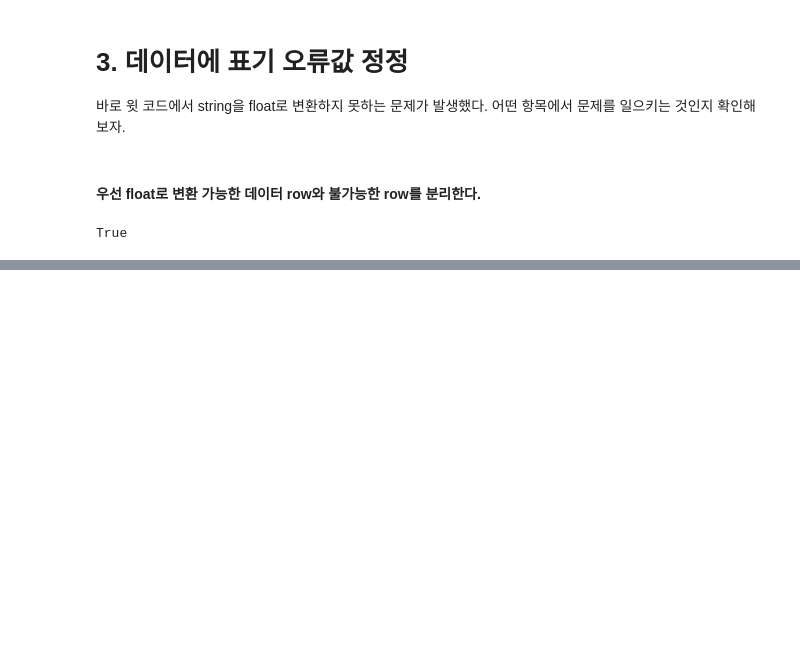
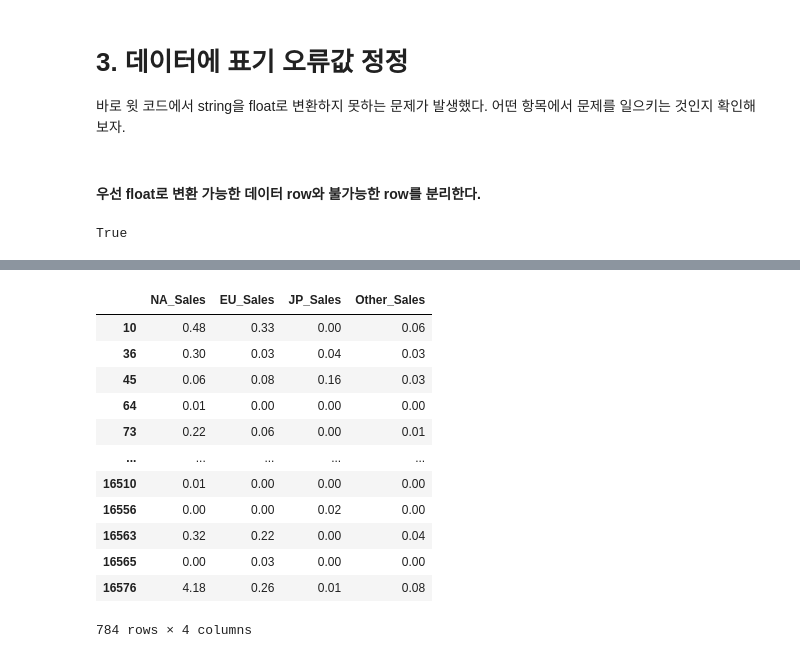
Before and after one commit to pokem1402/section_project_one, a Jupyter notebook: EDA_2.ipynb, the cells around one changed output, grey strips where cells are left out. Drawn from its saved outputs; the diff is of its cells as text; code cells hidden in the pictures; blank space fills up the shorter version.

```diff
--- a/EDA_2.ipynb
+++ b/EDA_2.ipynb
@@ -70,2 +260,20 @@ TypeError: ignored
+# %%
+df_numeric.loc[invalid_index] = df_numeric_
+# %%
+df_numeric = df_numeric.astype(float)
 # %%
-df.loc[invalid_index]
+df_numeric.loc[invalid_index]
+# %% [output]
+|  | NA_Sales | EU_Sales | JP_Sales | Other_Sales |
+| 10 | 0.48 | 0.33 | 0.00 | 0.06 |
+| 36 | 0.30 | 0.03 | 0.04 | 0.03 |
+| 45 | 0.06 | 0.08 | 0.16 | 0.03 |
+| 64 | 0.01 | 0.00 | 0.00 | 0.00 |
+| 73 | 0.22 | 0.06 | 0.00 | 0.01 |
+| ... | ... | ... | ... | ... |
+| 16510 | 0.01 | 0.00 | 0.00 | 0.00 |
+| 16556 | 0.00 | 0.00 | 0.02 | 0.00 |
+| 16563 | 0.32 | 0.22 | 0.00 | 0.04 |
+| 16565 | 0.00 | 0.03 | 0.00 | 0.00 |
+| 16576 | 4.18 | 0.26 | 0.01 | 0.08 |
+784 rows × 4 columns
```
Also changed, not shown: parts of 20 cells of this notebook.
